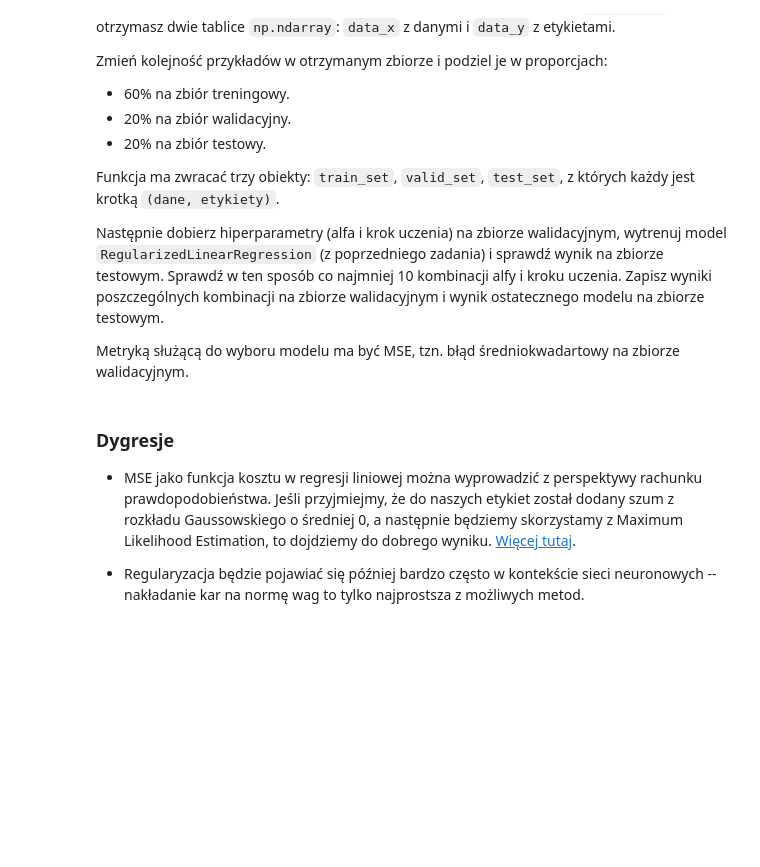
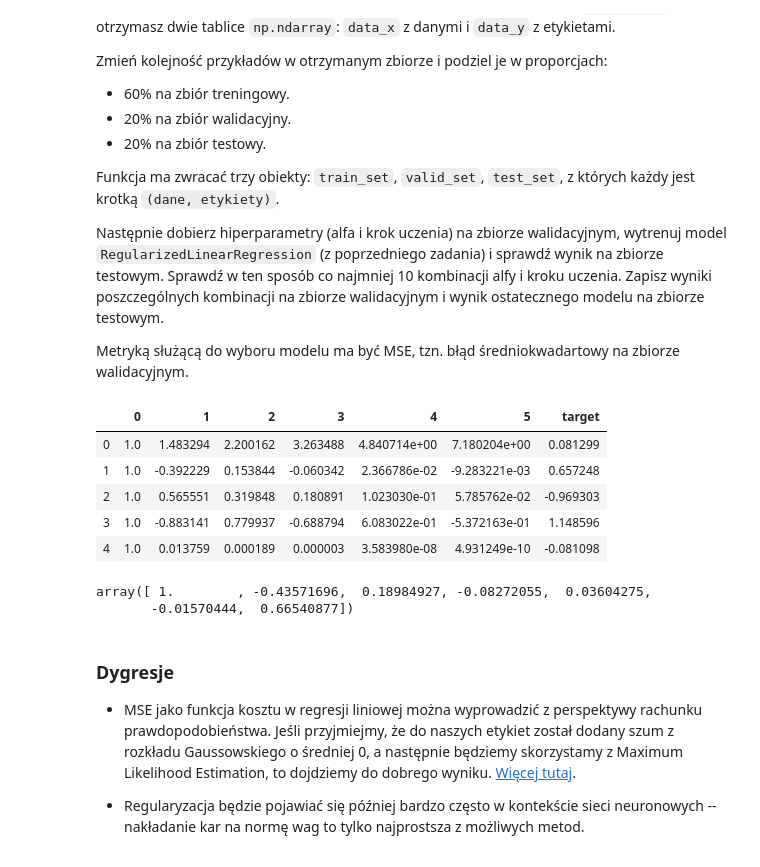
Before and after one commit to OliverAndreasHood/ML2021, a Jupyter notebook: 03_regresja_liniowa_ps.ipynb, the cells around one changed output. Drawn from its saved outputs; the diff is of its cells as text; code cells hidden in the pictures; blank space fills up the shorter version.

```diff
--- a/03_regresja_liniowa_ps.ipynb
+++ b/03_regresja_liniowa_ps.ipynb
@@ -402,0 +378,12 @@ train_set, valid_set, test_set = split_data(dataset.data, dataset.target)
+# %%
+df_data = pd.DataFrame(dataset.data)
+df_etykieta = pd.DataFrame(dataset.target, columns=['target'])
+df = pd.concat([df_data, df_etykieta], axis=1).sample(frac=1).reset_index(drop=True)
+df.head()
+# %% [output]
+|  | 0 | 1 | 2 | 3 | 4 | 5 | target |
+| 0 | 1.0 | 1.483294 | 2.200162 | 3.263488 | 4.840714e+00 | 7.180204e+00 | 0.081299 |
+| 1 | 1.0 | -0.392229 | 0.153844 | -0.060342 | 2.366786e-02 | -9.283221e-03 | 0.657248 |
+| 2 | 1.0 | 0.565551 | 0.319848 | 0.180891 | 1.023030e-01 | 5.785762e-02 | -0.969303 |
+| 3 | 1.0 | -0.883141 | 0.779937 | -0.688794 | 6.083022e-01 | -5.372163e-01 | 1.148596 |
+| 4 | 1.0 | 0.013759 | 0.000189 | 0.000003 | 3.583980e-08 | 4.931249e-10 | -0.081098 |
@@ -403,2 +410,7 @@ train_set, valid_set, test_set = split_data(dataset.data, dataset.target)
+# %%
+valid_set[1]
+# %% [output]
+array([ 1.        , -0.43571696,  0.18984927, -0.08272055,  0.03604275,
+       -0.01570444,  0.66540877])
 # %%
 # W tej komórce wykonaj przegląd hiperparametrów i wybierz najlepszy model.
```
Also changed, not shown: parts of 13 cells of this notebook.
